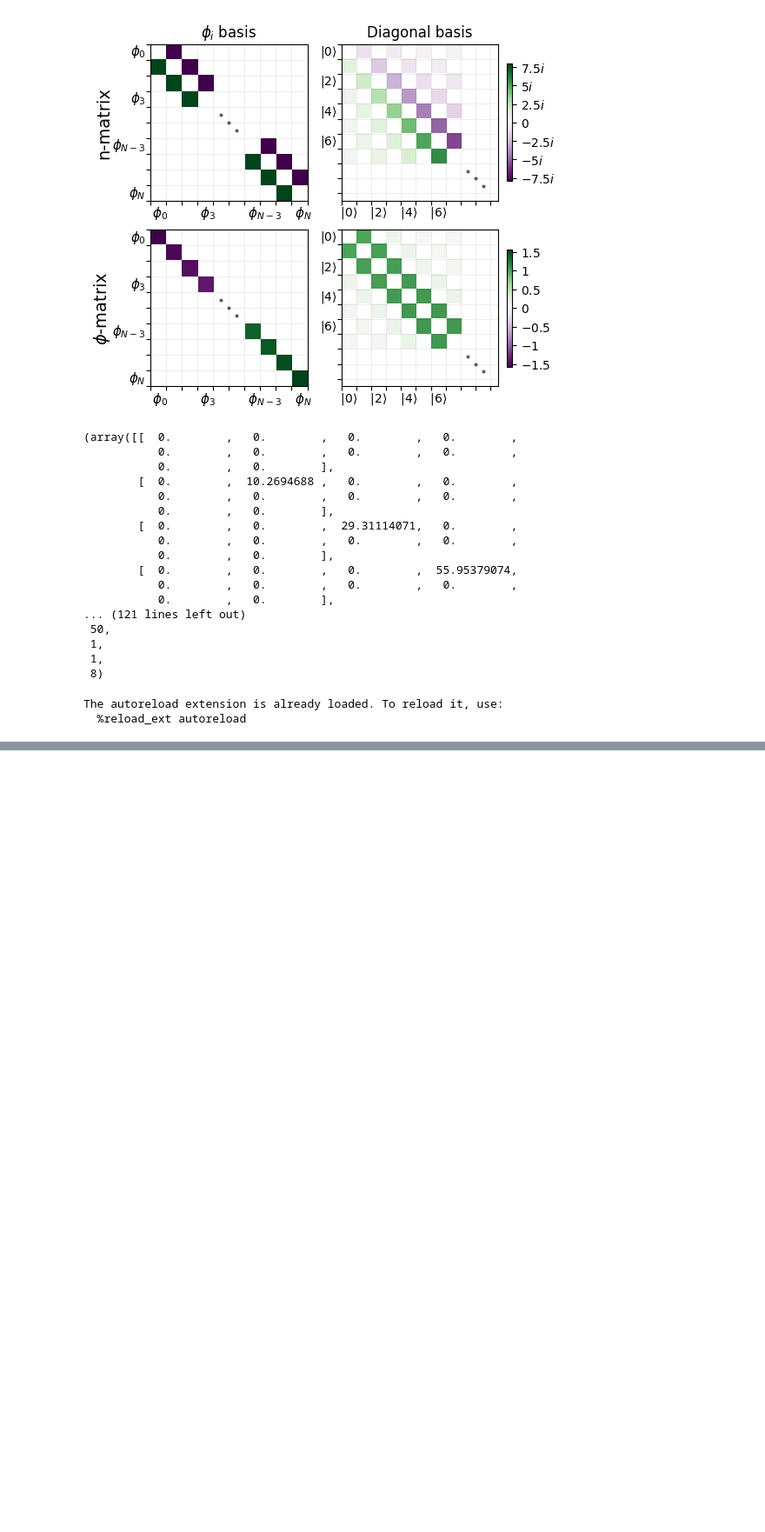
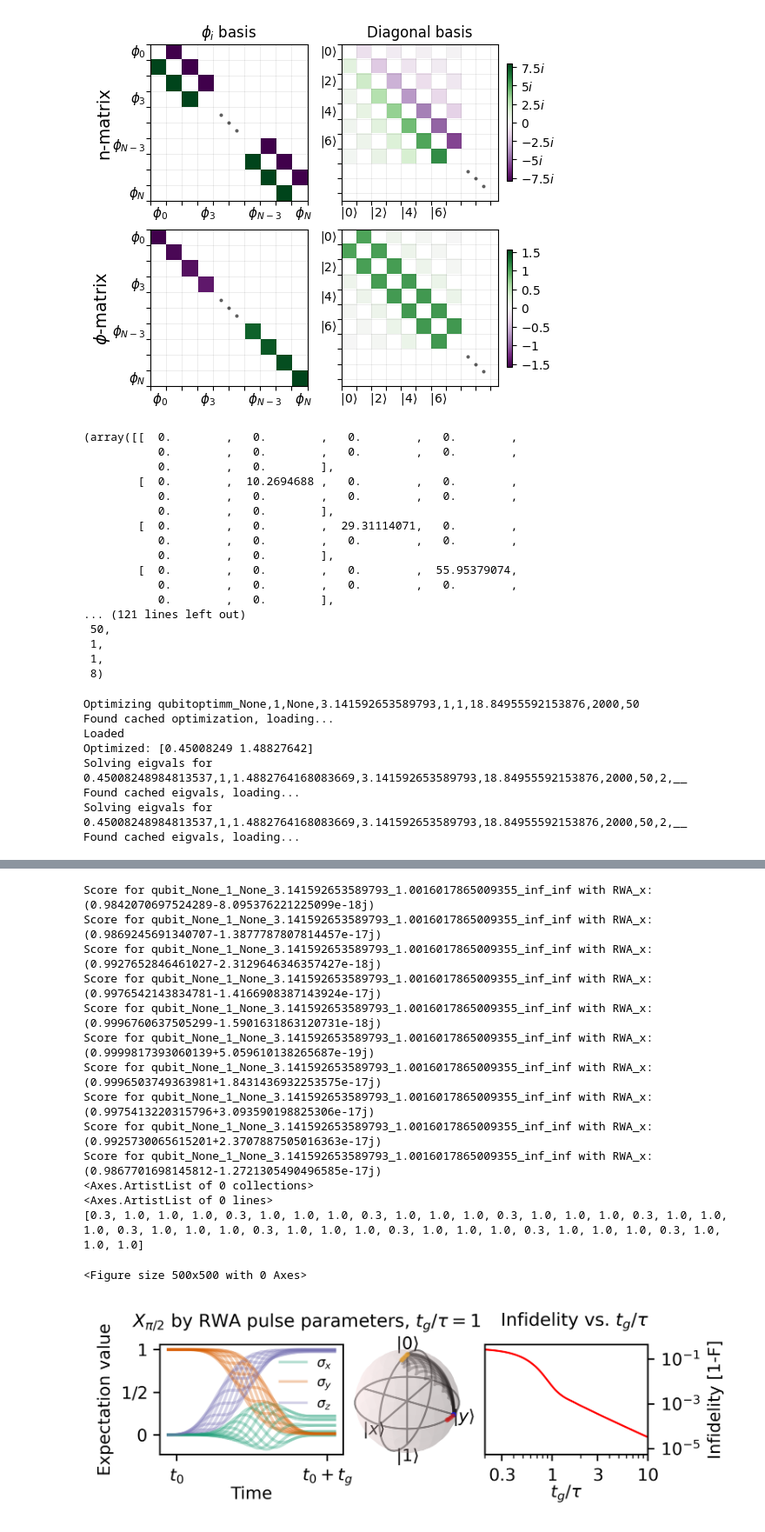
Before and after one commit to t-clausen/qdev_fastgates, a Jupyter notebook: bachelor/plt_bach.ipynb, the cells around one changed output, grey strips where cells are left out. Shown at 87% size. Drawn from its saved outputs; the diff is of its cells as text; code cells hidden in the pictures; blank space fills up the shorter version.

```diff
--- a/bachelor/plt_bach.ipynb
+++ b/bachelor/plt_bach.ipynb
@@ -305,6 +326,7 @@ will be removed in a future version of SymPy.
 # %%
 %load_ext autoreload
 %autoreload
+
 import os
 import pickle
 if "config.txt" in os.listdir():
@@ -312,6 +334,7 @@ if "config.txt" in os.listdir():
 with open("config.txt", "a") as f:
     f.write(f"bloch: True\n")
 
+#with open("../scores_withmeta_onlyRWA_noDecay.pickle", "rb") as f:
 with open("../scores_withmeta.pickle", "rb") as f:
     scores = pickle.load(f)
     scores = scores["RWA_x_nooptim"]
@@ -339,7 +362,7 @@ gate_names_2_eval = [#actual values are hidden off in the other file
     #"magnus1_x_virt_z",
 ]
 gate = get_gate_params(gate_names_2_eval[2])
-learner = AdaptiveLearner([], [None, 1, None, 1, 1, np.pi, (1.5,1.6), 0, 0], framework="random",truncation=2)
+learner = AdaptiveLearner([], [None, 1, None, 1, 1, np.pi, (1.0,1.01), np.inf, np.inf], framework="random",truncation=2)
 qubits_2_eval = learner.get_next_dp(N=1)
 for i in range(len(qubits_2_eval)):
     qubits_2_eval[i]["Ec_IC"] = 1
@@ -347,30 +370,72 @@ for i in range(len(qubits_2_eval)):
     qubits_2_eval[i]["Ej_IC"] = 1
 qubits_2_eval[0], gate = calib_gate((qubits_2_eval[0], gate))
 
-do_test(qubits_2_eval[0],gate)
+s,_=do_test(qubits_2_eval[0],gate)
 
 ax = utils.gate_evaluator.axs[2]
 sort = np.argsort(Lambdas)
 Lambdas = np.array(Lambdas)[sort]
 fidelity = np.array(fidelity)[sort]
-ax.plot(Lambdas, 1-np.array(fidelity), color='red', label='Fidelity')
+#put a star denoting where the l.h.s. plot is on the right axis
+lmbda = 1.0
+fid = 1-s[0]
+#ax.plot([lmbda], [fid], marker='*', markersize=5, color='black', label='LHS plot point', zorder=10)
+ax.plot(Lambdas, 1-np.array(fidelity), color='red', label='Fidelity', linewidth=1)
 ax.set_yscale('log')
 ax.set_xscale('log')
-ax.set_xlabel(r'$\Lambda$', fontsize=12)
+ax.set_xlabel(r'$t_g/\tau$', fontsize=9, labelpad=0)
 axt = ax.twinx()
 axt.set_yscale('log')
 axt.set_ylim(ax.get_ylim())
 ax.set_yticks([])
 ax.set_yticklabels([])
-axt.set_ylabel('1-F', fontsize=12)
-ax.set_xlim(0.1,np.max(Lambdas))
+axt.set_ylabel('Infidelity [1-F]', fontsize=9)
+ax.set_xlim(0.2,10)
 axt.set_yticks([1e-6,1e-4, 1e-2, 1])
-axt.set_yticklabels([r'$10^{-6}$', r'$10^{-4}$',r'$10^{-2}$', '1'])
+axt.set_yticklabels([r'$10^{-6}$', r'$10^{-4}$',r'$10^{-2}$', '1'], fontsize=9)
+#x tick size
+ax.set_xticks([0.3, 1, 3, 10])
+ax.set_xticklabels([r'$0.3$', r'$1$', r'$3$', r'$10$'], fontsize=9)
+#get the minor ticks from the left yaxis and put them on the right
+minor_ticks = ax.get_yticks(minor=True)
+axt.set_yticks(minor_ticks, minor=True)
+#axt.set_yticks([1e-6,1e-5,1e-4,1e-3, 1e-2, 1e-1, 1])
+#axt.set_yticklabels([r'$10^{-6}$',r'$10^{-5}$',r'$10^{-4}$', r'$10^{-3}$', r'$10^{-2}$', r'$10^{-1}$', '1'], fontsize=9)
+axt.set_yticks([1e-5,1e-3, 1e-1])
+axt.set_yticklabels([r'$10^{-5}$',r'$10^{-3}$', r'$10^{-1}$'], fontsize=9)
+axt.set_ylim(ax.get_ylim())
+ax.set_yticks([], minor=True)
+
+#get the markers on ax1 and reformat them
+ax1 = utils.gate_evaluator.axs[1]
+print(ax1.collections)
+print(ax1.lines)
+b = utils.gate_evaluator.bloch
+print(b.point_alpha)
+types = b.point_style
+for i in range(len(b.point_size)):
+    if i == 3:
+        b.point_size[i] = 1
+        b.point_marker[i] = ' '
+    b.point_size[i] = 10
+    b.point_marker[i] = '.'
+for i in range(len(b.point_alpha)):
+    if types[i] != 'l':
+        b.point_alpha[i] = 0.2
+    #b.point_color[i] = 'black'
+#b.point_default_color[-1] = b.point_default_color[-2]
+b.show()
 
 #plt.tight_layout()
 plt.tight_layout(pad=0,w_pad=0,h_pad=0)
 plt.savefig("bloch_sphere.pdf", bbox_inches='tight')
 plt.show()
 # %% [output]
-The autoreload extension is already loaded. To reload it, use:
-  %reload_ext autoreload
+Optimizing qubitoptimm_None,1,None,3.141592653589793,1,1,18.84955592153876,2000,50
+Found cached optimization, loading...
+Loaded
+Optimized: [0.45008249 1.48827642]
+Solving eigvals for 0.45008248984813537,1,1.4882764168083669,3.141592653589793,18.84955592153876,2000,50,2,__
+Found cached eigvals, loading...
+Solving eigvals for 0.45008248984813537,1,1.4882764168083669,3.141592653589793,18.84955592153876,2000,50,2,__
+Found cached eigvals, loading...
@@ -378,3 +476,18 @@ FileNotFoundError: [Errno 2] No such file or directory: '../scores_withmeta.pick
+Score for qubit_None_1_None_3.141592653589793_1.0016017865009355_inf_inf with RWA_x: (0.9842070697524289-8.095376221225099e-18j)
+Score for qubit_None_1_None_3.141592653589793_1.0016017865009355_inf_inf with RWA_x: (0.9869245691340707-1.3877787807814457e-17j)
+Score for qubit_None_1_None_3.141592653589793_1.0016017865009355_inf_inf with RWA_x: (0.9927652846461027-2.3129646346357427e-18j)
+Score for qubit_None_1_None_3.141592653589793_1.0016017865009355_inf_inf with RWA_x: (0.9976542143834781-1.4166908387143924e-17j)
+Score for qubit_None_1_None_3.141592653589793_1.0016017865009355_inf_inf with RWA_x: (0.9996760637505299-1.5901631863120731e-18j)
+Score for qubit_None_1_None_3.141592653589793_1.0016017865009355_inf_inf with RWA_x: (0.9999817393060139+5.059610138265687e-19j)
+Score for qubit_None_1_None_3.141592653589793_1.0016017865009355_inf_inf with RWA_x: (0.9996503749363981+1.8431436932253575e-17j)
+Score for qubit_None_1_None_3.141592653589793_1.0016017865009355_inf_inf with RWA_x: (0.9975413220315796+3.093590198825306e-17j)
+Score for qubit_None_1_None_3.141592653589793_1.0016017865009355_inf_inf with RWA_x: (0.9925730065615201+2.3707887505016363e-17j)
+Score for qubit_None_1_None_3.141592653589793_1.0016017865009355_inf_inf with RWA_x: (0.9867701698145812-1.2721305490496585e-17j)
+<Axes.ArtistList of 0 collections>
+<Axes.ArtistList of 0 lines>
+[0.3, 1.0, 1.0, 1.0, 0.3, 1.0, 1.0, 1.0, 0.3, 1.0, 1.0, 1.0, 0.3, 1.0, 1.0, 1.0, 0.3, 1.0, 1.0, 1.0, 0.3, 1.0, 1.0, 1.0, 0.3, 1.0, 1.0, 1.0, 0.3, 1.0, 1.0, 1.0, 0.3, 1.0, 1.0, 1.0, 0.3, 1.0, 1.0, 1.0]
+<Figure size 500x500 with 0 Axes>
+[figure, added]
 # %%
 #create a phase-space illustration of the |1><0| matrix element under a drive envelope
 import numpy as np
```
Also changed, not shown: parts of 5 cells of this notebook, 11 other files.
